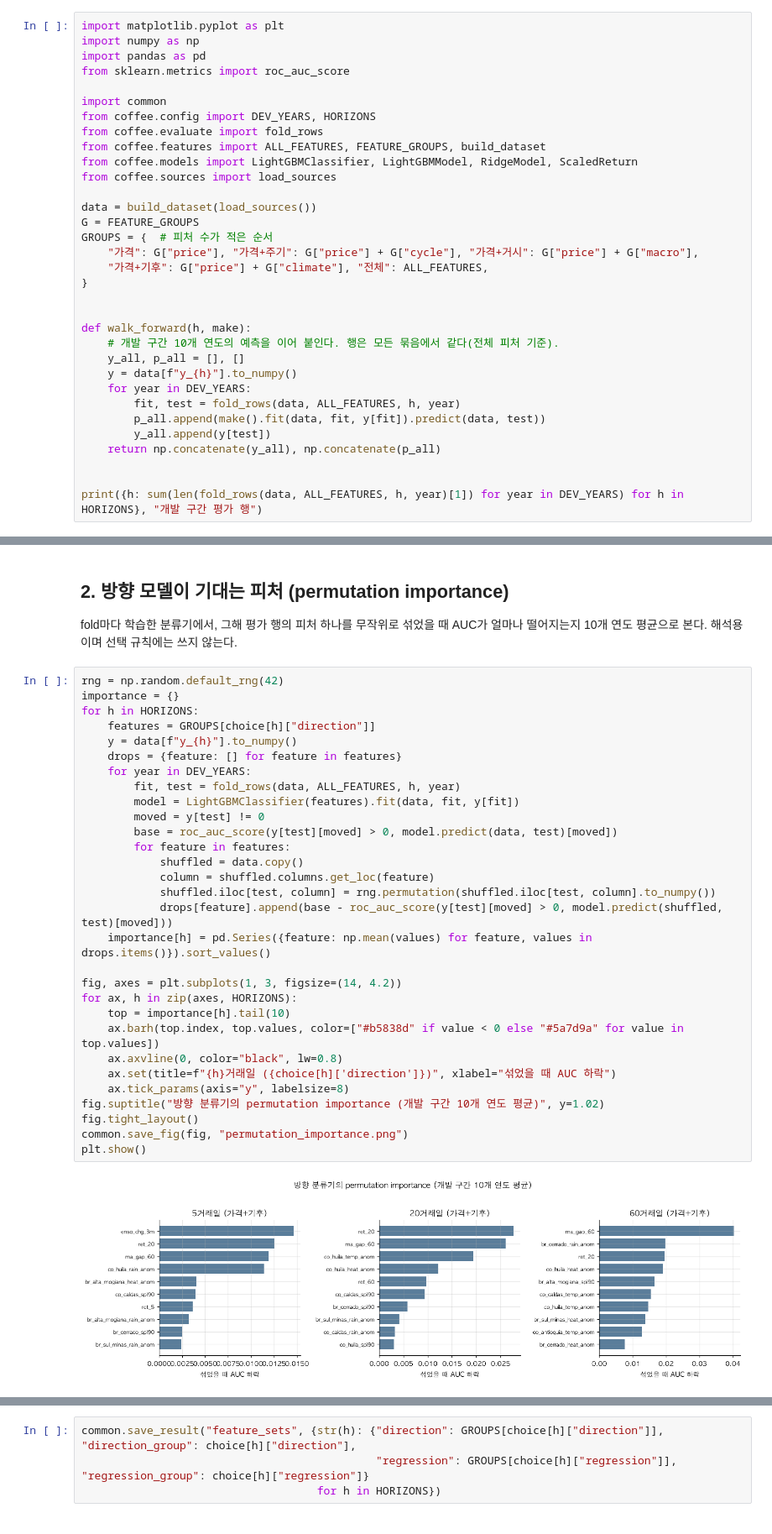
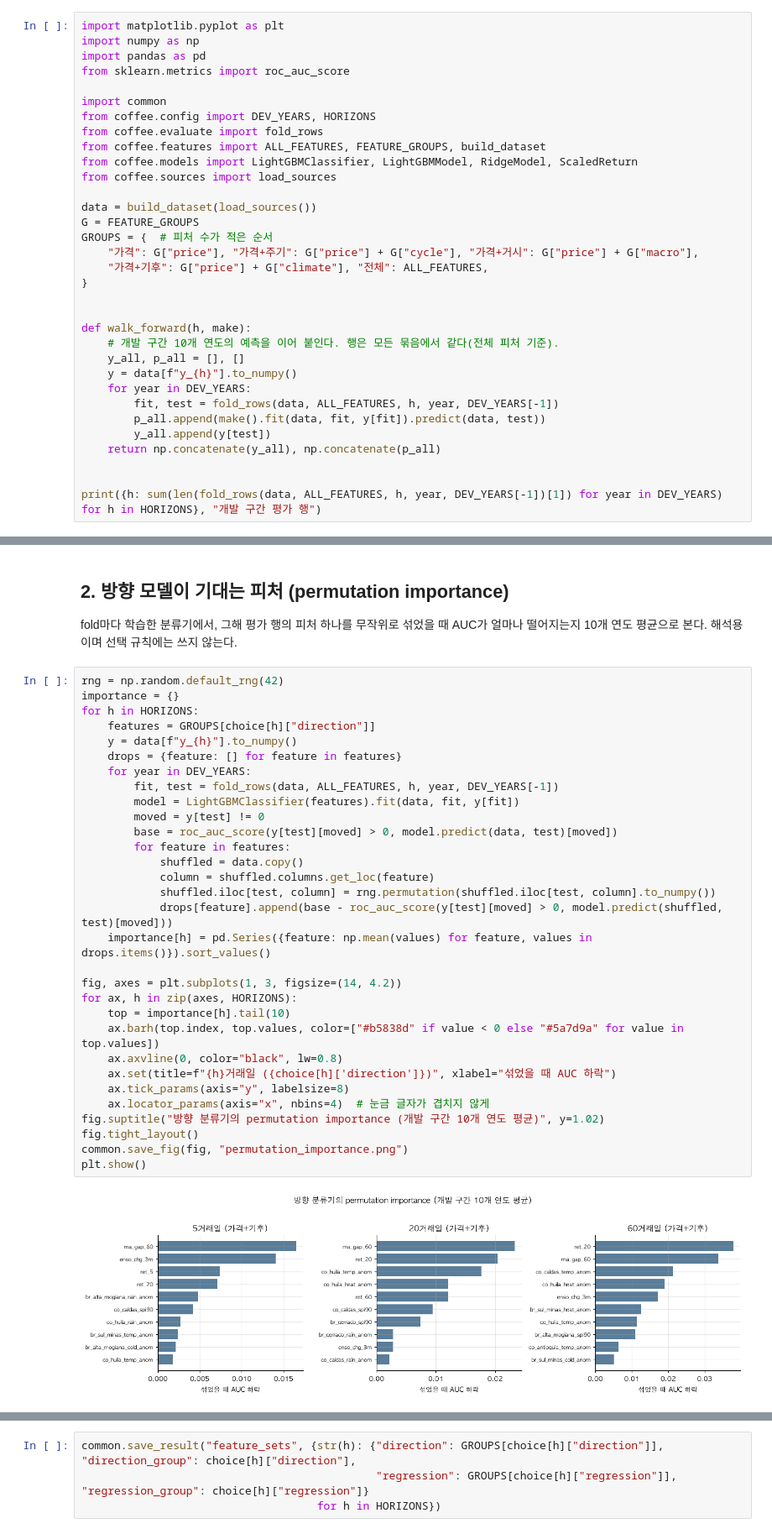
Before and after one commit to sjinie/Coffee_Price_Prediction, a Jupyter notebook: notebooks/02_feature_selection.ipynb, the cells around one changed output, grey strips where cells are left out. Shown at 84% size. Saved outputs shown, nothing was run; the diff lists cells and outputs as text.

```diff
--- a/notebooks/02_feature_selection.ipynb
+++ b/notebooks/02_feature_selection.ipynb
@@ -34,11 +34,11 @@ def walk_forward(h, make):
     y_all, p_all = [], []
     y = data[f"y_{h}"].to_numpy()
     for year in DEV_YEARS:
-        fit, test = fold_rows(data, ALL_FEATURES, h, year)
+        fit, test = fold_rows(data, ALL_FEATURES, h, year, DEV_YEARS[-1])
         p_all.append(make().fit(data, fit, y[fit]).predict(data, test))
         y_all.append(y[test])
     return np.concatenate(y_all), np.concatenate(p_all)
 
 
-print({h: sum(len(fold_rows(data, ALL_FEATURES, h, year)[1]) for year in DEV_YEARS) for h in HORIZONS}, "개발 구간 평가 행")
+print({h: sum(len(fold_rows(data, ALL_FEATURES, h, year, DEV_YEARS[-1])[1]) for year in DEV_YEARS) for h in HORIZONS}, "개발 구간 평가 행")
 # %% [output]
@@ -122,33 +122,34 @@ fold마다 학습한 분류기에서, 그해 평가 행의 피처 하나를 무
 # %%
 rng = np.random.default_rng(42)
 importance = {}
 for h in HORIZONS:
     features = GROUPS[choice[h]["direction"]]
     y = data[f"y_{h}"].to_numpy()
     drops = {feature: [] for feature in features}
     for year in DEV_YEARS:
-        fit, test = fold_rows(data, ALL_FEATURES, h, year)
+        fit, test = fold_rows(data, ALL_FEATURES, h, year, DEV_YEARS[-1])
         model = LightGBMClassifier(features).fit(data, fit, y[fit])
         moved = y[test] != 0
         base = roc_auc_score(y[test][moved] > 0, model.predict(data, test)[moved])
         for feature in features:
             shuffled = data.copy()
             column = shuffled.columns.get_loc(feature)
             shuffled.iloc[test, column] = rng.permutation(shuffled.iloc[test, column].to_numpy())
             drops[feature].append(base - roc_auc_score(y[test][moved] > 0, model.predict(shuffled, test)[moved]))
     importance[h] = pd.Series({feature: np.mean(values) for feature, values in drops.items()}).sort_values()
 
 fig, axes = plt.subplots(1, 3, figsize=(14, 4.2))
 for ax, h in zip(axes, HORIZONS):
     top = importance[h].tail(10)
     ax.barh(top.index, top.values, color=["#b5838d" if value < 0 else "#5a7d9a" for value in top.values])
     ax.axvline(0, color="black", lw=0.8)
     ax.set(title=f"{h}거래일 ({choice[h]['direction']})", xlabel="섞었을 때 AUC 하락")
     ax.tick_params(axis="y", labelsize=8)
+    ax.locator_params(axis="x", nbins=4)  # 눈금 글자가 겹치지 않게
 fig.suptitle("방향 분류기의 permutation importance (개발 구간 10개 연도 평균)", y=1.02)
 fig.tight_layout()
 common.save_fig(fig, "permutation_importance.png")
 plt.show()
 # %% [output]
-[figure, old version]
+[figure, new version]
 # %% [markdown]
```
Also changed, not shown: parts of 7 cells of this notebook, 33 other files.
